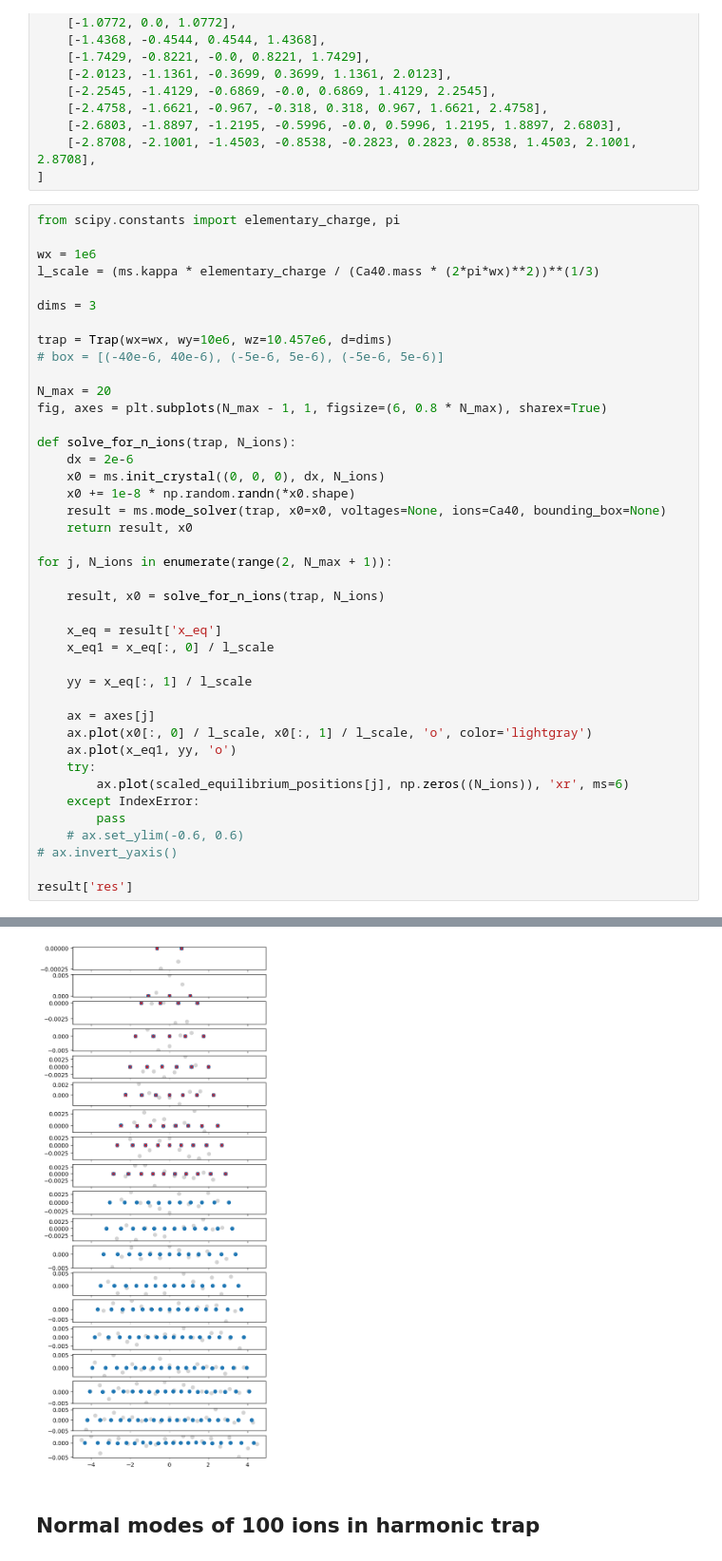
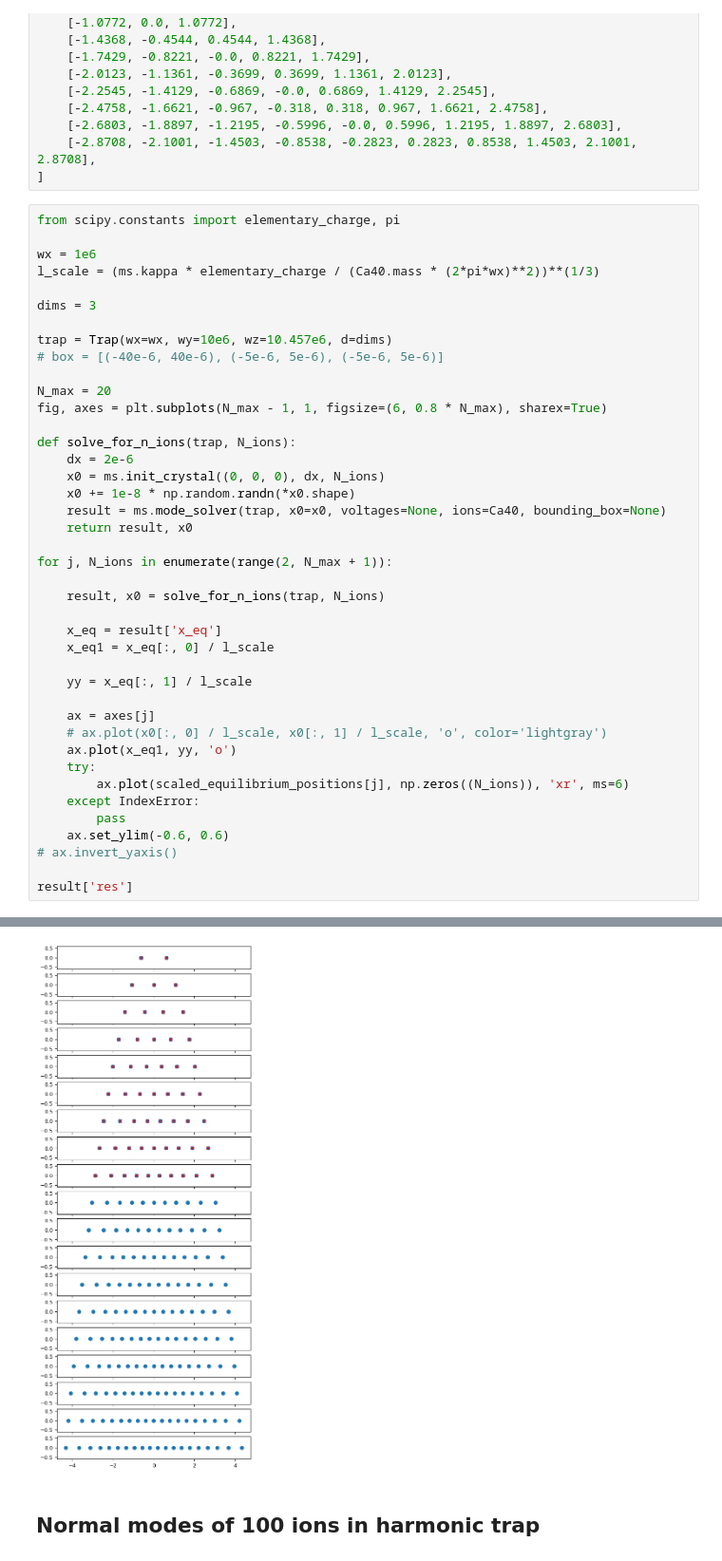
Before and after one commit to tiqi-group/pytrans-examples, a Jupyter notebook: examples/mode_solver.ipynb, the cells around one changed output, grey strips where cells are left out. Shown at 95% size. Saved outputs shown, nothing was run; the diff lists cells and outputs as text.

```diff
--- a/examples/mode_solver.ipynb
+++ b/examples/mode_solver.ipynb
@@ -114,13 +114,13 @@ for j, N_ions in enumerate(range(2, N_max + 1)):
     yy = x_eq[:, 1] / l_scale
 
     ax = axes[j]
-    ax.plot(x0[:, 0] / l_scale, x0[:, 1] / l_scale, 'o', color='lightgray')
+    # ax.plot(x0[:, 0] / l_scale, x0[:, 1] / l_scale, 'o', color='lightgray')
     ax.plot(x_eq1, yy, 'o')
     try:
         ax.plot(scaled_equilibrium_positions[j], np.zeros((N_ions)), 'xr', ms=6)
     except IndexError:
         pass
-    # ax.set_ylim(-0.6, 0.6)
+    ax.set_ylim(-0.6, 0.6)
 # ax.invert_yaxis()
 
 result['res']
@@ -136,4 +136,4 @@ result['res']
-[figure, old version]
+[figure, new version]
 # %% [markdown]
 ## Normal modes of 100 ions in harmonic trap
 # %%
```
Also changed, not shown: parts of 1 cell of this notebook, 6 other files.
